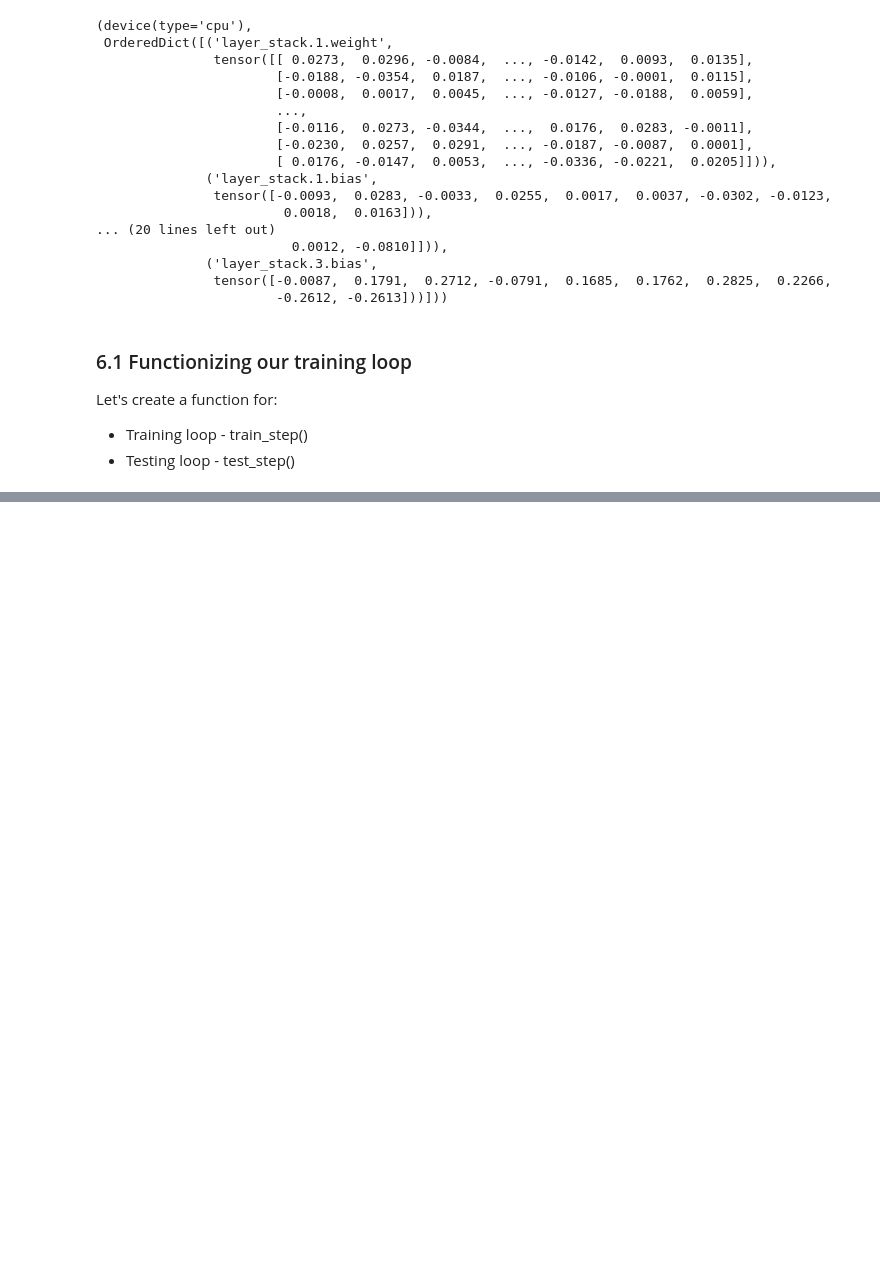
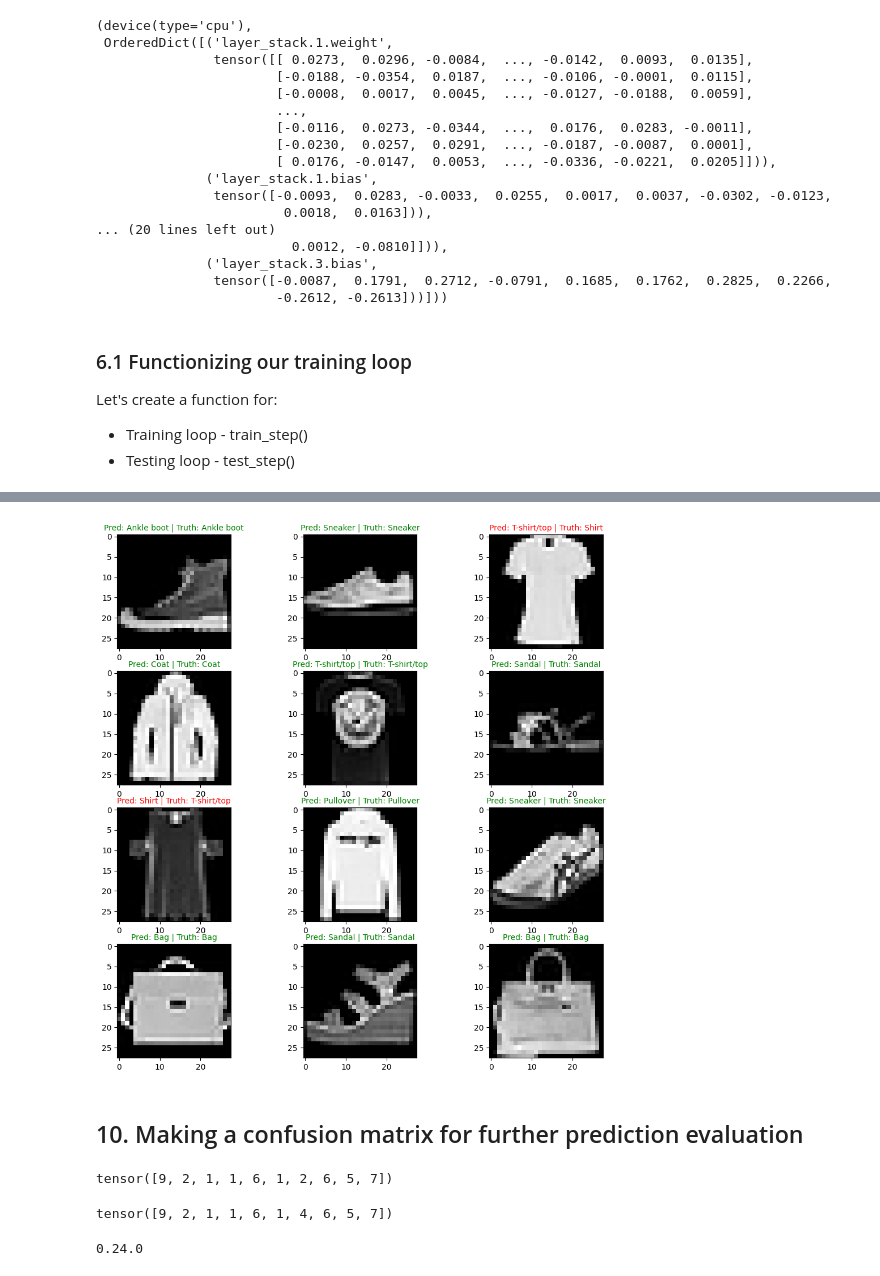
Before and after one commit to arnavv007/PyTorch, a Jupyter notebook: Learning the Basics/28.ipynb, the cells around one changed output, grey strips where cells are left out. Cells and saved outputs as stored; diff of their text form; code cells hidden in the pictures; blank space fills up the shorter version.

```diff
--- a/Learning the Basics/28.ipynb
+++ b/Learning the Basics/28.ipynb
@@ -601,0 +966,41 @@ Train time on cpu : 9.990 seconds
+# %%
+plt.figure(figsize=(12,12))
+nrows = 4
+ncols = 3
+for i, sample in enumerate(test_samples):
+    plt.subplot(nrows, ncols, i+1)
+    plt.imshow(sample.squeeze(), cmap="gray")
+    pred_label = class_names[pred_classes[i]]
+    truth_label = class_names[test_labels[i]]
+    title_text = f"Pred: {pred_label} | Truth: {truth_label}"
+    if pred_label == truth_label:
+        plt.title(title_text, fontsize=10, c="g")
+    else:
+        plt.title(title_text, fontsize=10, c="r")
+# %% [output]
+[figure, added]
+# %% [markdown]
+## 10. Making a confusion matrix for further prediction evaluation
+# %%
+y_preds = []
+model_2.eval()
+with torch.inference_mode():
+    for X, y in tqdm(test_dataloader, desc="Making predictions..."):
+        X, y = X.to(device), y.to(device)
+        y_logit = model_2(X)
+        y_pred = torch.softmax(y_logit, dim=1).argmax(dim=1)
+        y_preds.append(y_pred.cpu())
+
+# print(y_preds)
+y_pred_tensor = torch.cat(y_preds)
+y_pred_tensor[:10]
+# %% [output]
+tensor([9, 2, 1, 1, 6, 1, 2, 6, 5, 7])
+# %%
+test_data.targets[:10]
+# %% [output]
+tensor([9, 2, 1, 1, 6, 1, 4, 6, 5, 7])
+# %%
+print(mlxtend.__version__) # The version should be 0.19 or higher (>=0.19)
+# %% [output]
+0.24.0
```
Also changed, not shown: parts of 52 cells of this notebook, 1 other file.
